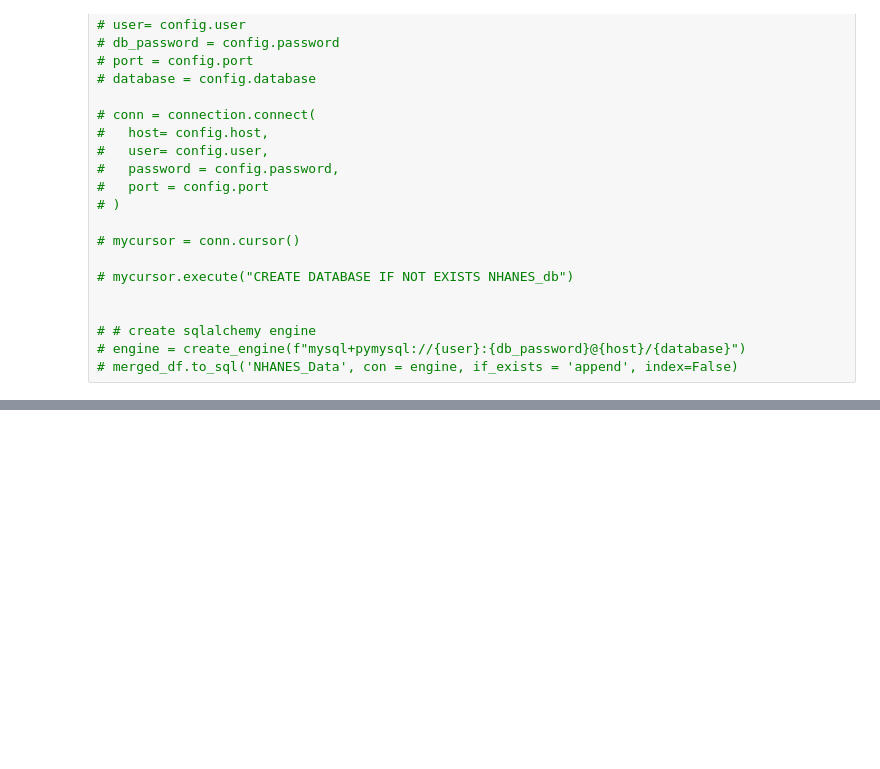
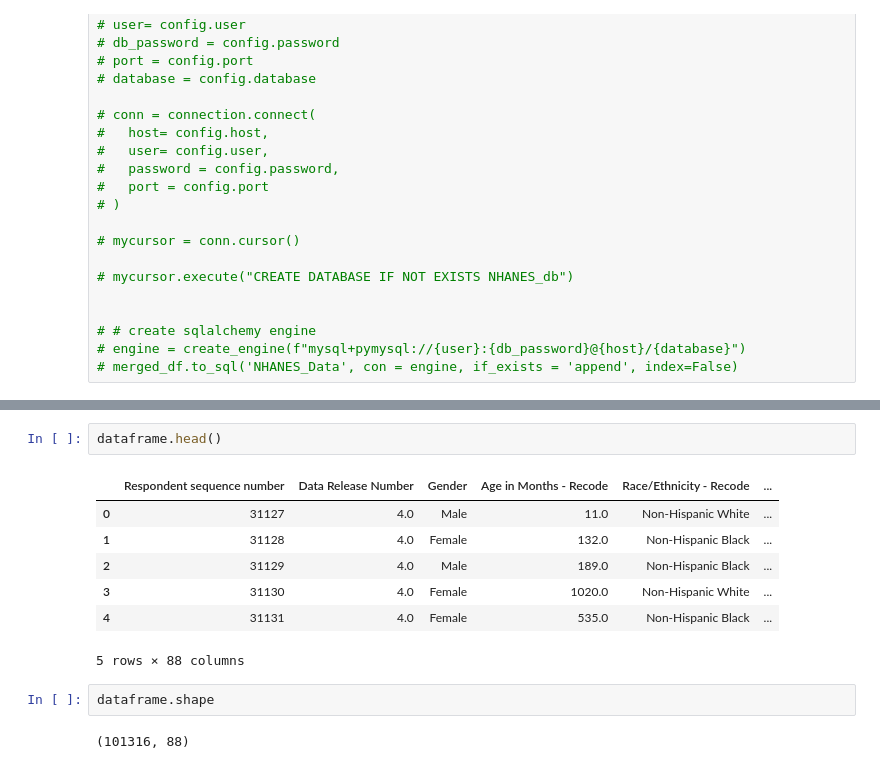
Before and after one commit to kkrusere/NHANES-Data-Visualization-Dashboard-on-Health-Disparities-and-Inequities, a Jupyter notebook: NHANES_data_collection_and_EDA.ipynb, the cells around one changed output, grey strips where cells are left out. Drawn from its saved outputs; the diff is of its cells as text; blank space fills up the shorter version.

```diff
--- a/NHANES_data_collection_and_EDA.ipynb
+++ b/NHANES_data_collection_and_EDA.ipynb
@@ -988,0 +1032,14 @@ Definition: ***Social Determinants of Health***
+# %%
+dataframe.head()
+# %% [output]
+|  | Respondent sequence number | Data Release Number | Gender | Age in Months - Recode | Race/Ethnicity - Recode | ... |
+| 0 | 31127 | 4.0 | Male | 11.0 | Non-Hispanic White | ... |
+| 1 | 31128 | 4.0 | Female | 132.0 | Non-Hispanic Black | ... |
+| 2 | 31129 | 4.0 | Male | 189.0 | Non-Hispanic Black | ... |
+| 3 | 31130 | 4.0 | Female | 1020.0 | Non-Hispanic White | ... |
+| 4 | 31131 | 4.0 | Female | 535.0 | Non-Hispanic Black | ... |
+5 rows × 88 columns
+# %%
+dataframe.shape
+# %% [output]
+(101316, 88)
```
Also changed, not shown: parts of 7 cells of this notebook.
